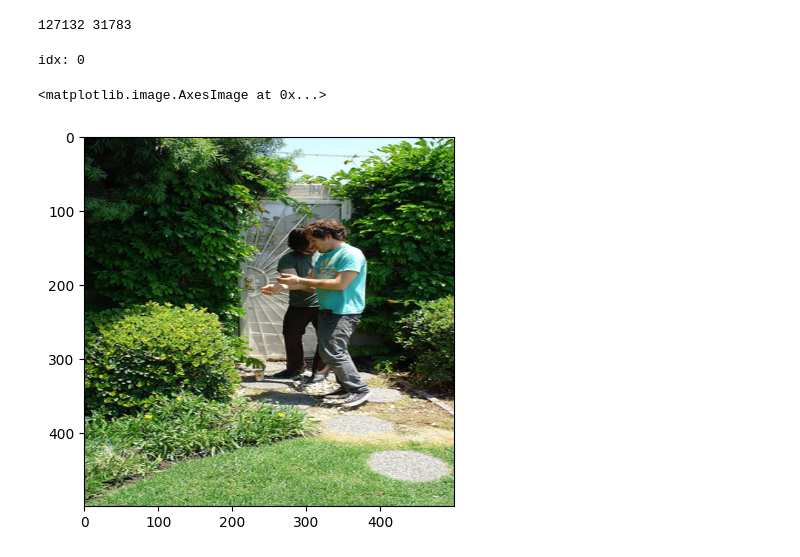
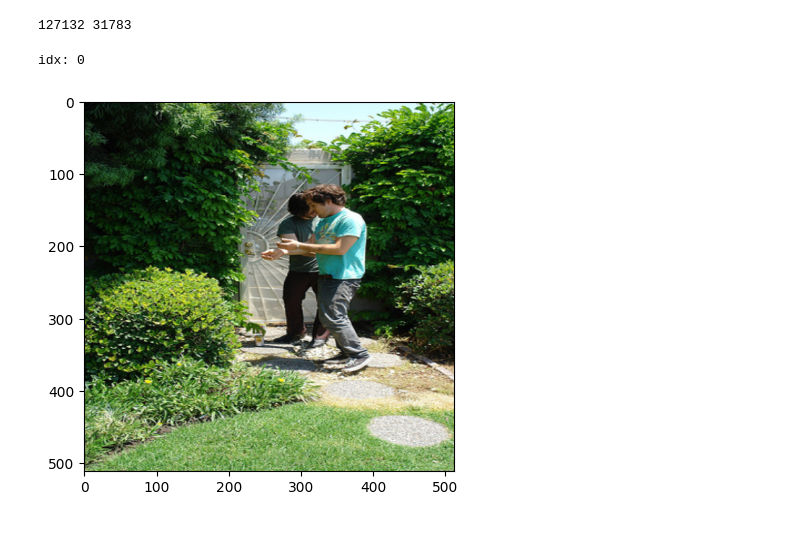
Before and after one commit to Chengbai/notebooks, a Jupyter notebook: fliker_30k_img_comments.ipynb, the cells around one changed output. Saved outputs shown, nothing was run; the diff lists cells and outputs as text; code cells hidden in the pictures.

```diff
--- a/fliker_30k_img_comments.ipynb
+++ b/fliker_30k_img_comments.ipynb
@@ -102,12 +36,11 @@ test_dataset = ImgCommentDataset(config, img_comments_folder, train_test_split="
 print(len(train_dataset), len(test_dataset))
 # %% [output]
 127132 31783
-# %%
-img_tensor, comment_encoding = train_dataset[0]
-plt.imshow(img_tensor.permute(1, 2, 0)) # C x H x W => H x W x C
-# %% [output]
-idx: 0
-<matplotlib.image.AxesImage at 0x...>
-[figure, removed]
+# %%
+img_tensor, img_id_tensor, comment_encoding = train_dataset[0]
+show_img_tensor_CHW(img_tensor)
+# %% [output]
+idx: 0
+[figure, added]
 # %%
 # Data Loader
```
Also changed, not shown: parts of 8 cells of this notebook, 9 other files.
